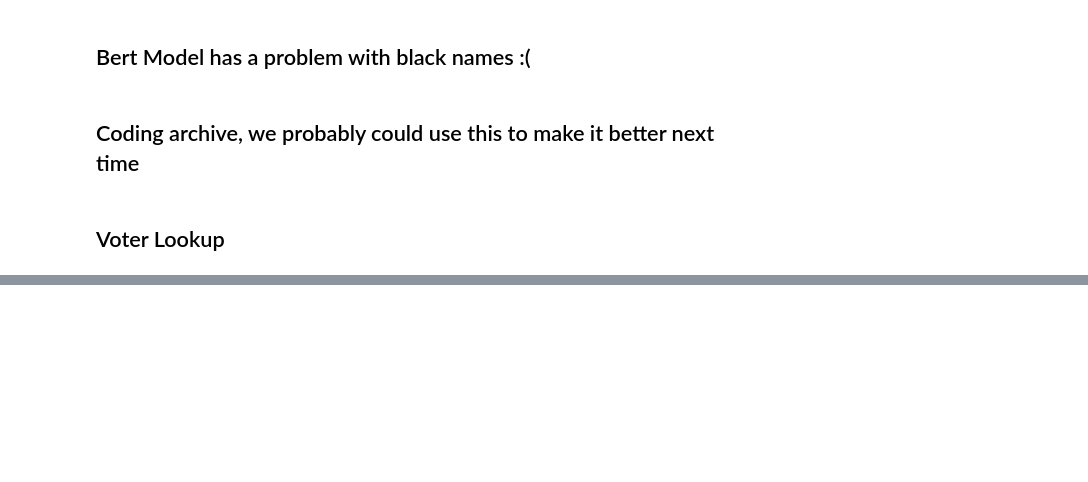
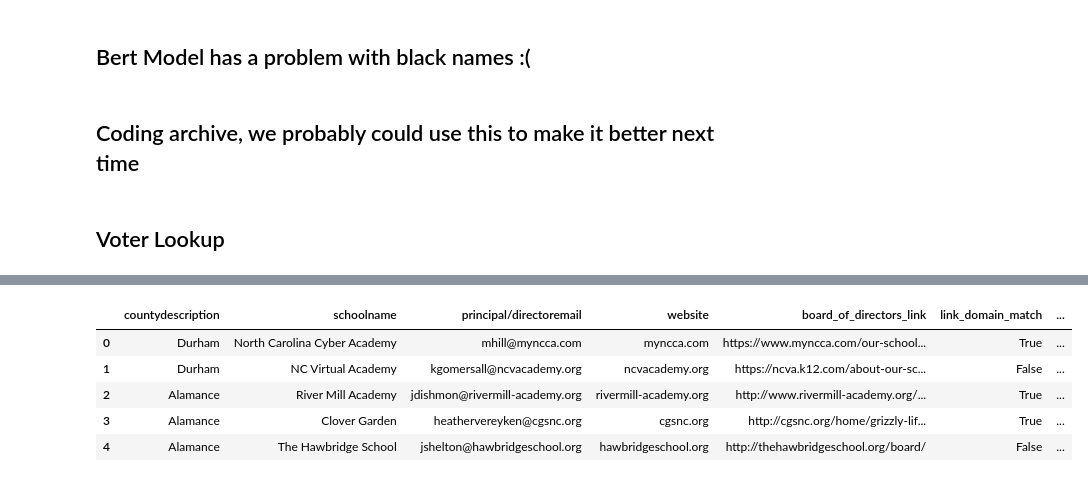
Before and after one commit to MajesticUnic0rn/charter-school-polarization, a Jupyter notebook: data_cleaning.ipynb, the cells around one changed output, grey strips where cells are left out. Drawn from its saved outputs; the diff is of its cells as text; code cells hidden in the pictures; blank space fills up the shorter version.

```diff
--- a/data_cleaning.ipynb
+++ b/data_cleaning.ipynb
@@ -397,0 +858,9 @@ state_voter[(state_voter['first_name']=='CARY') & (state_voter['last_name']=='CA
+# %%
+input_data_copy.head(5)
+# %% [output]
+|  | countydescription | schoolname | principal/directoremail | website | board_of_directors_link | link_domain_match | ... |
+| 0 | Durham | North Carolina Cyber Academy | mhill@myncca.com | myncca.com | https://www.myncca.com/our-school... | True | ... |
+| 1 | Durham | NC Virtual Academy | kgomersall@ncvacademy.org | ncvacademy.org | https://ncva.k12.com/about-our-sc... | False | ... |
+| 2 | Alamance | River Mill Academy | jdishmon@rivermill-academy.org | rivermill-academy.org | http://www.rivermill-academy.org/... | True | ... |
+| 3 | Alamance | Clover Garden | heathervereyken@cgsnc.org | cgsnc.org | http://cgsnc.org/home/grizzly-lif... | True | ... |
+| 4 | Alamance | The Hawbridge School | jshelton@hawbridgeschool.org | hawbridgeschool.org | http://thehawbridgeschool.org/board/ | False | ... |
```
Also changed, not shown: parts of 61 cells of this notebook.
